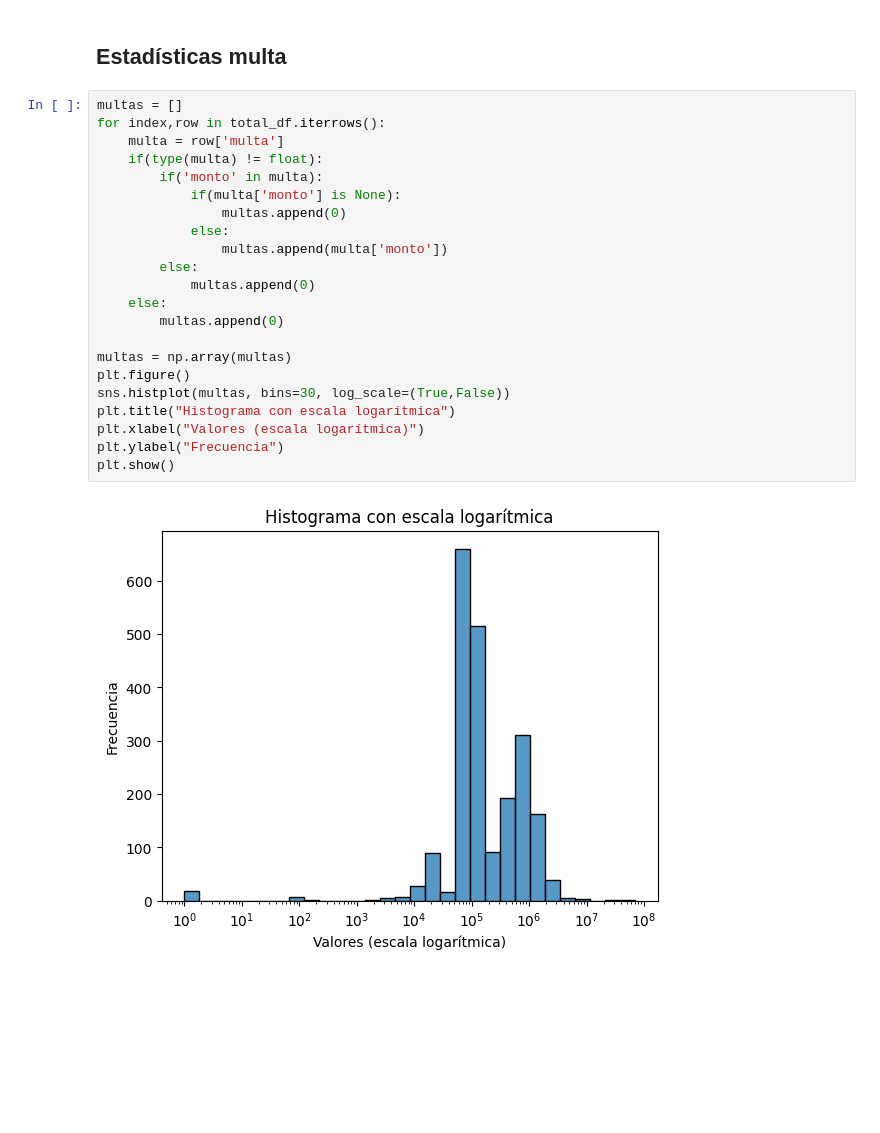
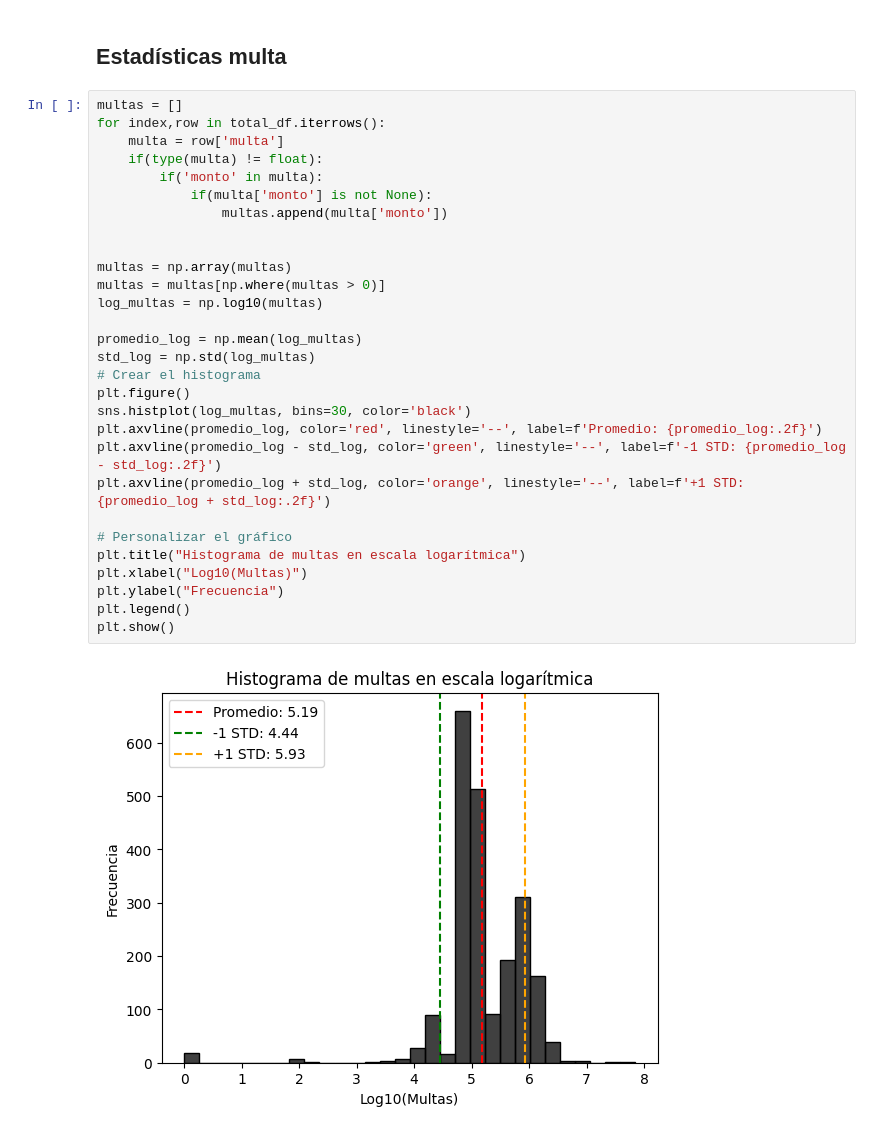
Before and after one commit to uumaaa/Dataton2024, a Jupyter notebook: s3p_unique.ipynb, the cells around one changed output. Cells and saved outputs as stored; diff of their text form; blank space fills up the shorter version.

```diff
--- a/s3p_unique.ipynb
+++ b/s3p_unique.ipynb
@@ -189,24 +189,31 @@ Sanción económica
 # %%
 multas = []
 for index,row in total_df.iterrows():
     multa = row['multa']
     if(type(multa) != float):
         if('monto' in multa):
-            if(multa['monto'] is None):
-                multas.append(0)
-            else:
+            if(multa['monto'] is not None):
                 multas.append(multa['monto'])
-        else:
-            multas.append(0)
-    else:
-        multas.append(0)
+
 
 multas = np.array(multas)
+multas = multas[np.where(multas > 0)]
+log_multas = np.log10(multas)
+
+promedio_log = np.mean(log_multas)
+std_log = np.std(log_multas)
+# Crear el histograma
 plt.figure()
-sns.histplot(multas, bins=30, log_scale=(True,False))
-plt.title("Histograma con escala logarítmica")
-plt.xlabel("Valores (escala logarítmica)")
+sns.histplot(log_multas, bins=30, color='black')
+plt.axvline(promedio_log, color='red', linestyle='--', label=f'Promedio: {promedio_log:.2f}')
+plt.axvline(promedio_log - std_log, color='green', linestyle='--', label=f'-1 STD: {promedio_log - std_log:.2f}')
+plt.axvline(promedio_log + std_log, color='orange', linestyle='--', label=f'+1 STD: {promedio_log + std_log:.2f}')
+
+# Personalizar el gráfico
+plt.title("Histograma de multas en escala logarítmica")
+plt.xlabel("Log10(Multas)")
 plt.ylabel("Frecuencia")
+plt.legend()
 plt.show()
 # %% [output]
-[figure, old version]
+[figure, new version]
```
Also changed, not shown: parts of 3 cells of this notebook.
